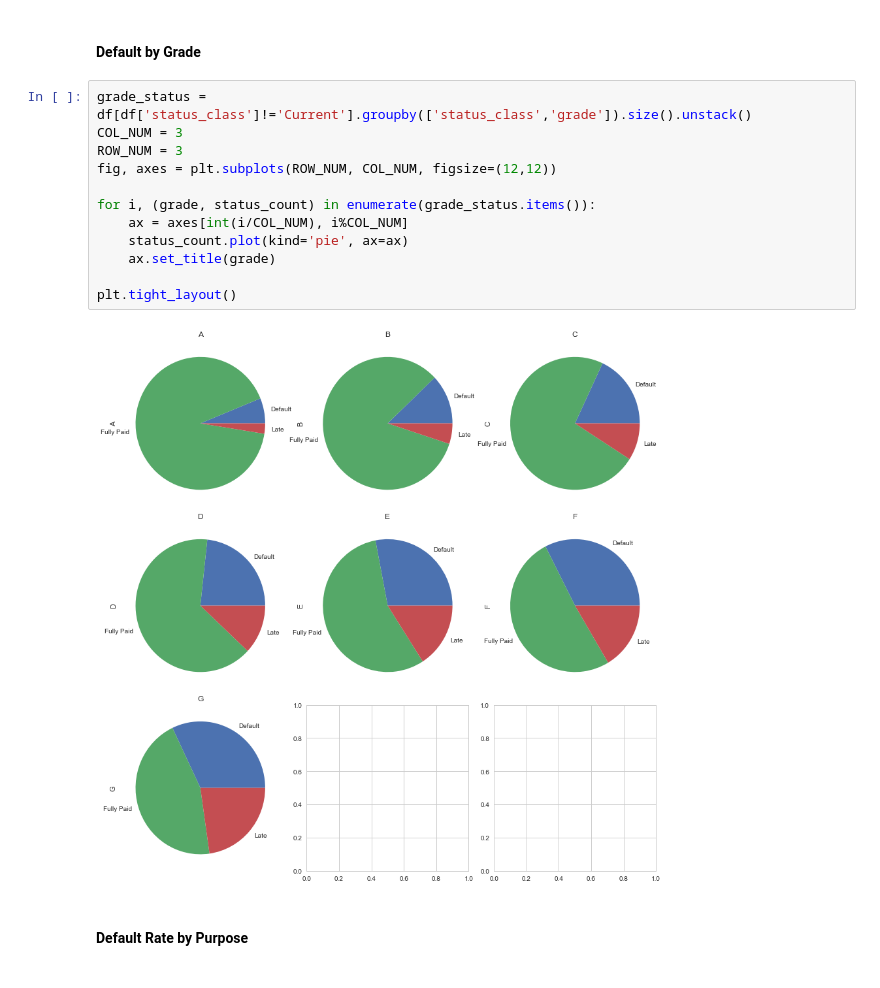
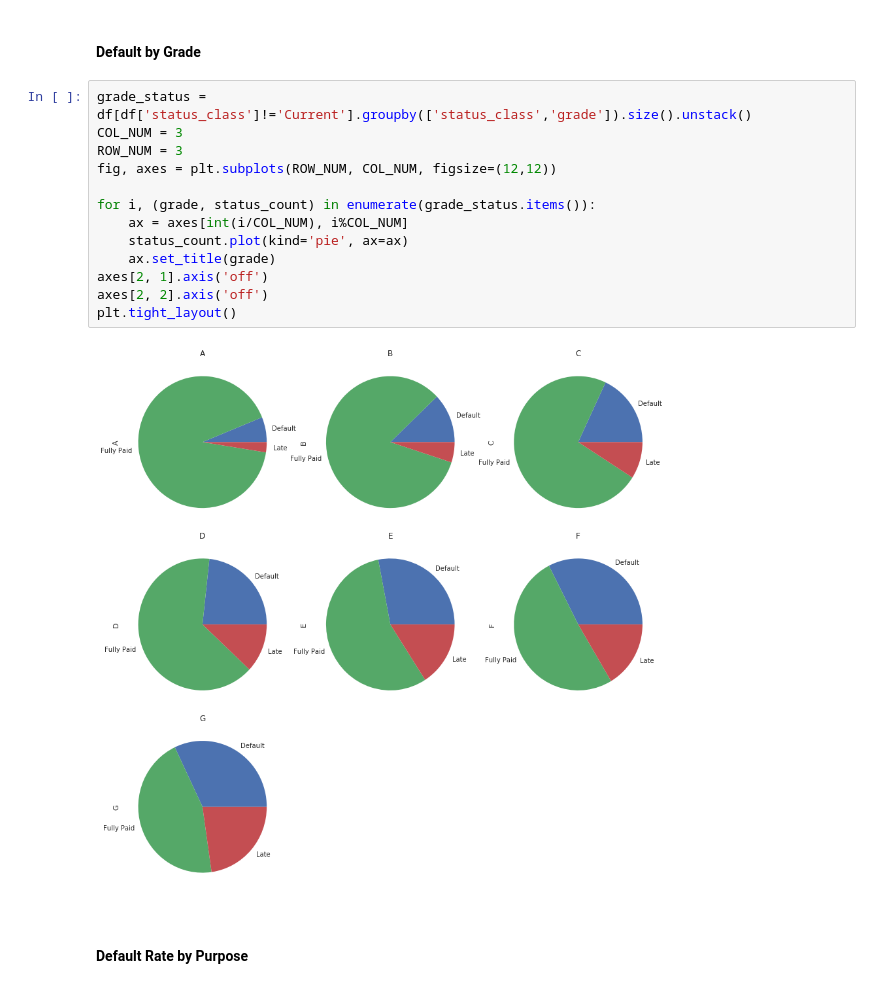
Before and after one commit to liuslouis/LC_data, a Jupyter notebook: introduction+graphs_update3.ipynb, the cells around one changed output. Cells and saved outputs as stored; diff of their text form.

```diff
--- a/introduction+graphs_update3.ipynb
+++ b/introduction+graphs_update3.ipynb
@@ -372,17 +372,18 @@ df.groupby(['grade','term']).size().unstack().plot(kind='bar')
 # %%
 grade_status = df[df['status_class']!='Current'].groupby(['status_class','grade']).size().unstack()
 COL_NUM = 3
 ROW_NUM = 3
 fig, axes = plt.subplots(ROW_NUM, COL_NUM, figsize=(12,12))
 
 for i, (grade, status_count) in enumerate(grade_status.items()):
     ax = axes[int(i/COL_NUM), i%COL_NUM]
     status_count.plot(kind='pie', ax=ax)
     ax.set_title(grade)
-
+axes[2, 1].axis('off')
+axes[2, 2].axis('off')
 plt.tight_layout()
 # %% [output]
-[figure, old version]
+[figure, new version]
 # %% [markdown]
 <h4>Default Rate by Purpose</h4>
 # %%
```
Also changed, not shown: parts of 18 cells of this notebook, 10 other files.
